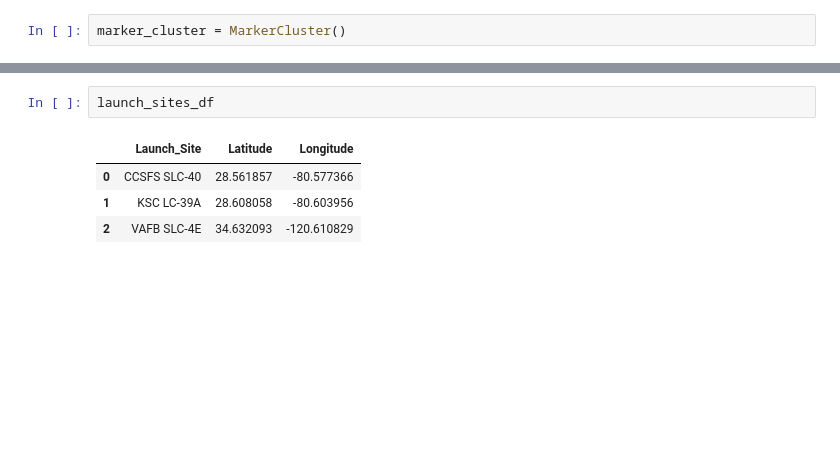
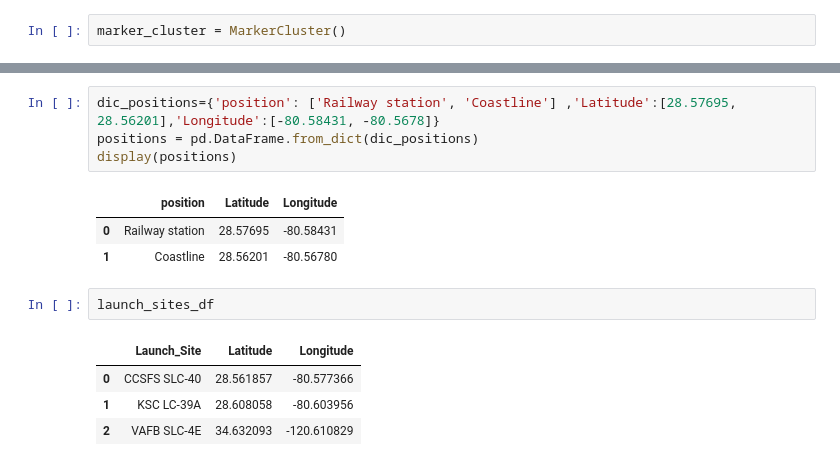
Before and after one commit to jgp-13/SpaceX_project, a Jupyter notebook: notebooks/Lab_6-jupyter_launch_site_location.ipynb, the cells around one changed output, grey strips where cells are left out. Saved outputs shown, nothing was run; the diff lists cells and outputs as text; blank space fills up the shorter version.

```diff
--- a/notebooks/Lab_6-jupyter_launch_site_location.ipynb
+++ b/notebooks/Lab_6-jupyter_launch_site_location.ipynb
@@ -226,3 +323,11 @@ marker_cluster = MarkerCluster()
+# %%
+dic_positions={'position': ['Railway station', 'Coastline'] ,'Latitude':[28.57695, 28.56201],'Longitude':[-80.58431, -80.5678]}
+positions = pd.DataFrame.from_dict(dic_positions)
+display(positions)
+# %% [output]
+|  | position | Latitude | Longitude |
+| 0 | Railway station | 28.57695 | -80.58431 |
+| 1 | Coastline | 28.56201 | -80.56780 |
 # %%
 launch_sites_df
 # %% [output]
```
Also changed, not shown: parts of 79 cells of this notebook.
